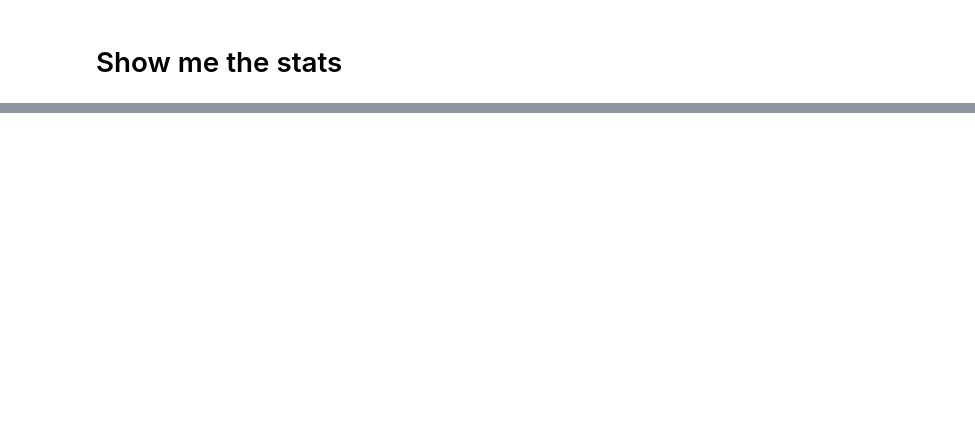
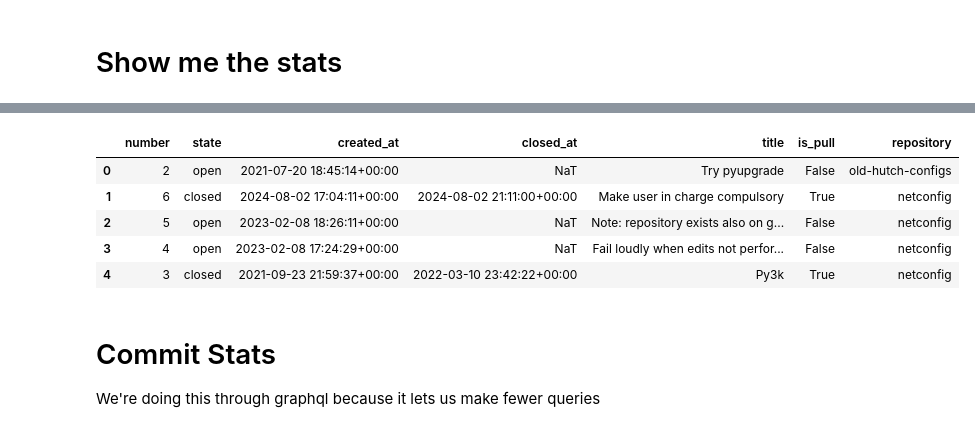
Before and after one commit to tangkong/gh_loc, a Jupyter notebook: bin/gh_org_stats.ipynb, the cells around one changed output, grey strips where cells are left out. Cells and saved outputs as stored; diff of their text form; code cells hidden in the pictures; blank space fills up the shorter version.

```diff
--- a/bin/gh_org_stats.ipynb
+++ b/bin/gh_org_stats.ipynb
@@ -68,0 +14,4 @@ def summarize_commit_stats(data, start, end, print_results=False):
+# %%
+# Make sure we're using the right tokens
+api = GhApi(token="token")  # pull token from env var
+os.environ['GITHUB_TOKEN'] = "token"  # pull token from env var
@@ -70,0 +188,19 @@ def summarize_commit_stats(data, start, end, print_results=False):
+# %%
+# Gather all relevant data up front first
+repo_pages = paged(api.repos.list_for_org, org='pcdshub', per_page=100)
+info_dict = None
+for i, page in enumerate(repo_pages):
+    print(f'processing repo page: {i}')
+    for repo in page:
+        if prev_df and repo.name in prev_df['repository'].unique():
+            print(f"skipping, data already collected for {repo.name}")
+            continue
+        print('', end='\r')
+        print(f'processing {repo.name}...')
+        time.sleep(4)
+        issue_info_pages = paged(api.issues.list_for_repo,
+                                 owner='pcdshub', repo=repo.name, state='all',
+                                 since=start_period, per_page=100)
+        info_dict = create_issue_summary(issue_info_pages, prev_info=info_dict)
+
+issue_df = pd.DataFrame(data=info_dict)
@@ -70,0 +225,12 @@ def summarize_commit_stats(data, start, end, print_results=False):
+# %%
+issue_df.head()
+# %% [output]
+|  | number | state | created_at | closed_at | title | is_pull | repository |
+| 0 | 2 | open | 2021-07-20 18:45:14+00:00 | NaT | Try pyupgrade | False | old-hutch-configs |
+| 1 | 6 | closed | 2024-08-02 17:04:11+00:00 | 2024-08-02 21:11:00+00:00 | Make user in charge compulsory | True | netconfig |
+| 2 | 5 | open | 2023-02-08 18:26:11+00:00 | NaT | Note: repository exists also on g... | False | netconfig |
+| 3 | 4 | open | 2023-02-08 17:24:29+00:00 | NaT | Fail loudly when edits not perfor... | False | netconfig |
+| 4 | 3 | closed | 2021-09-23 21:59:37+00:00 | 2022-03-10 23:42:22+00:00 | Py3k | True | netconfig |
+# %% [markdown]
+# Commit Stats
+We're doing this through graphql because it lets us make fewer queries
```
Also changed, not shown: parts of 16 cells of this notebook, 3 other files.
